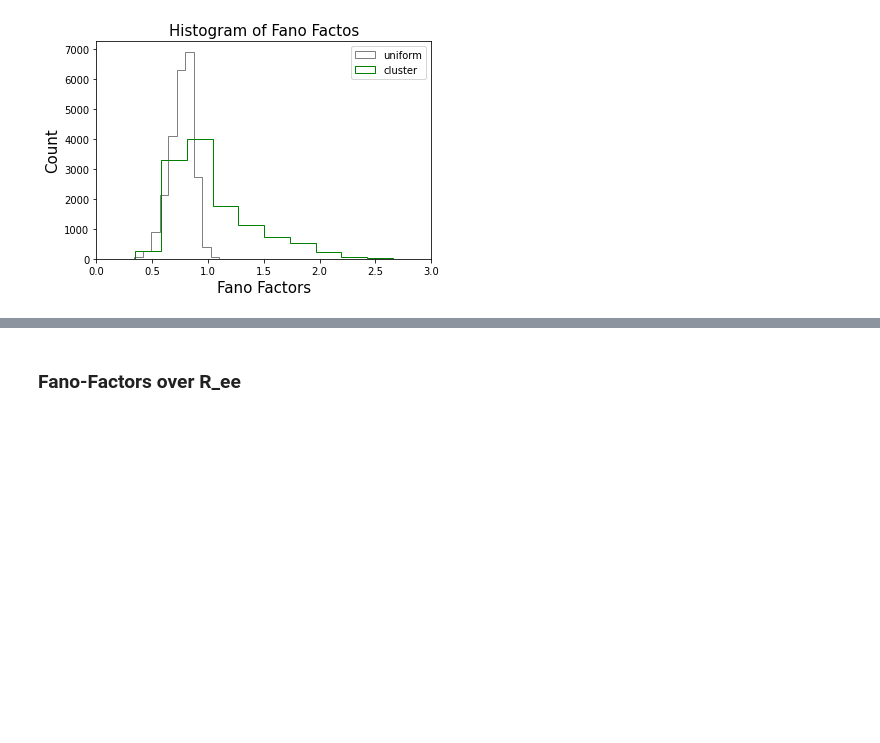
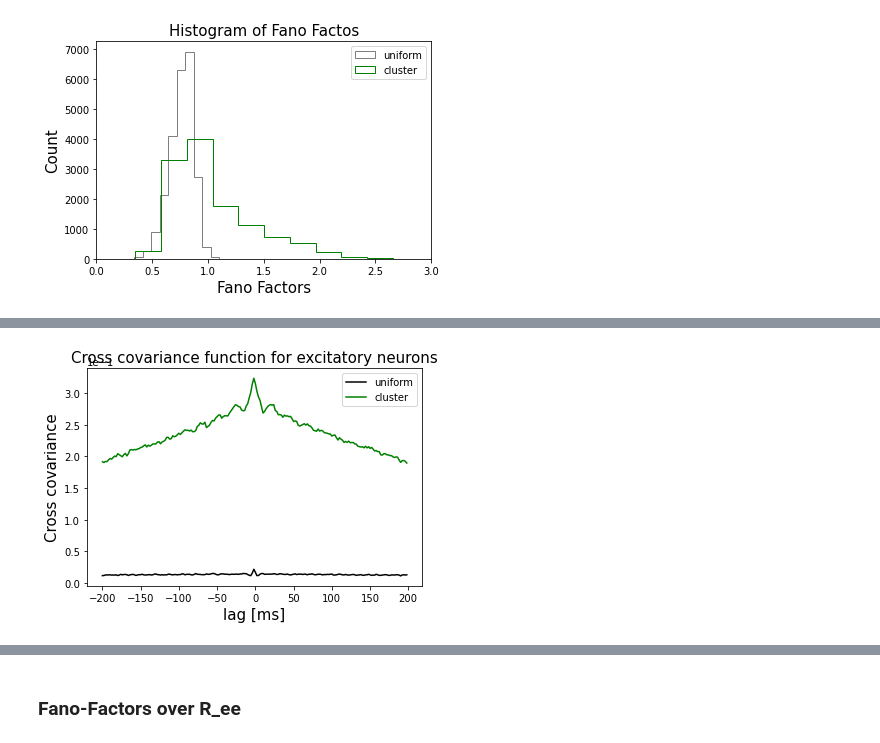
Before and after one commit to anujanegi/clustered-connections, a Jupyter notebook: Slow Dynamics and High Variability in Networks with Clustered Connections.ipynb, the cells around one changed output, grey strips where cells are left out. Cells and saved outputs as stored; diff of their text form; code cells hidden in the pictures; blank space fills up the shorter version.

```diff
--- a/Slow Dynamics and High Variability in Networks with Clustered Connections.ipynb
+++ b/Slow Dynamics and High Variability in Networks with Clustered Connections.ipynb
@@ -82 +85,5 @@ histogram_correlation(correlation_uniform_network_clusters, correlation_cluster_
+# %%
+crosscorrelations_plot(cross_correlation_uniform, cross_correlation_cluster)
+# %% [output]
+[figure, added]
 # %%
```
Also changed, not shown: parts of 5 cells of this notebook, 2 other files.
